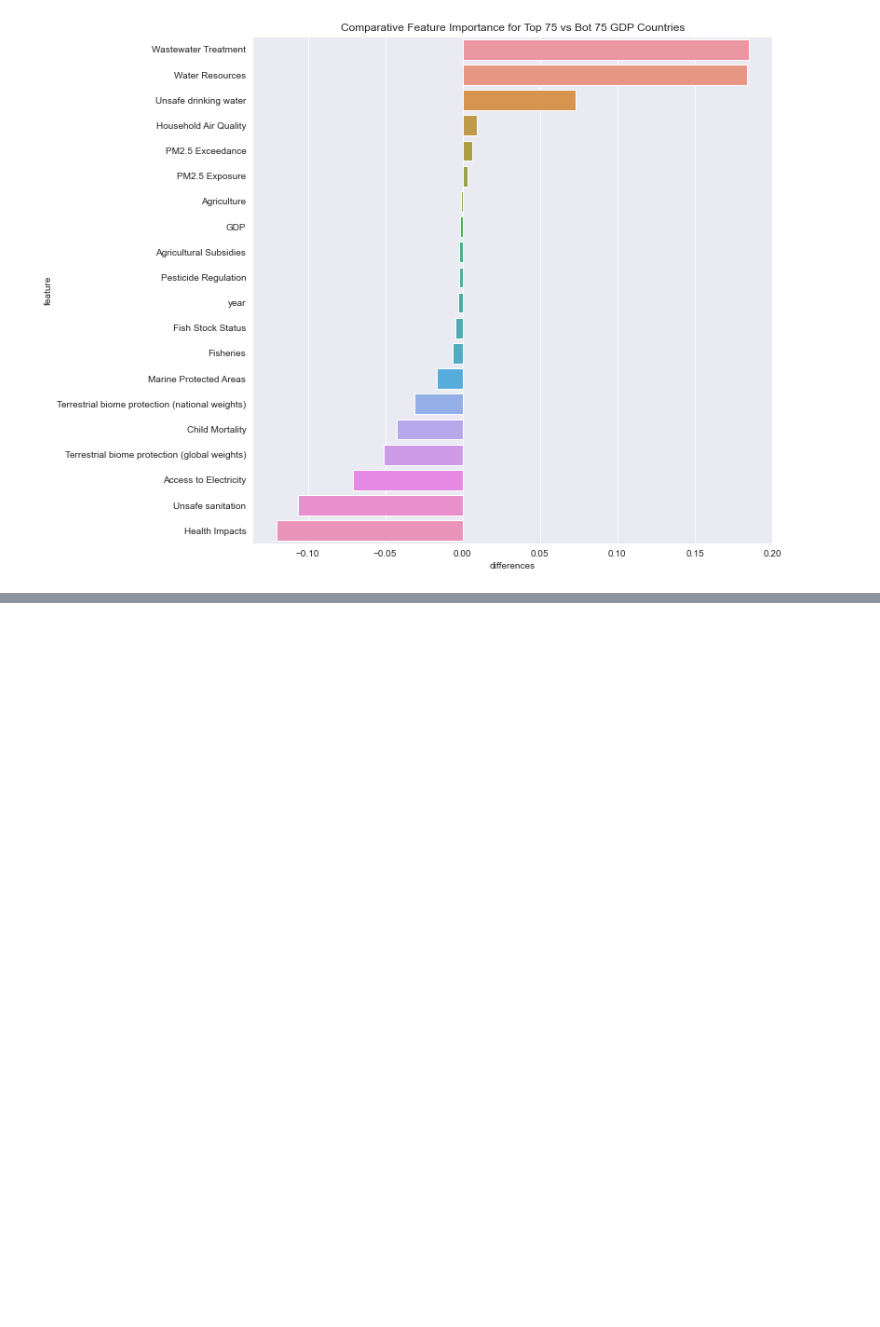
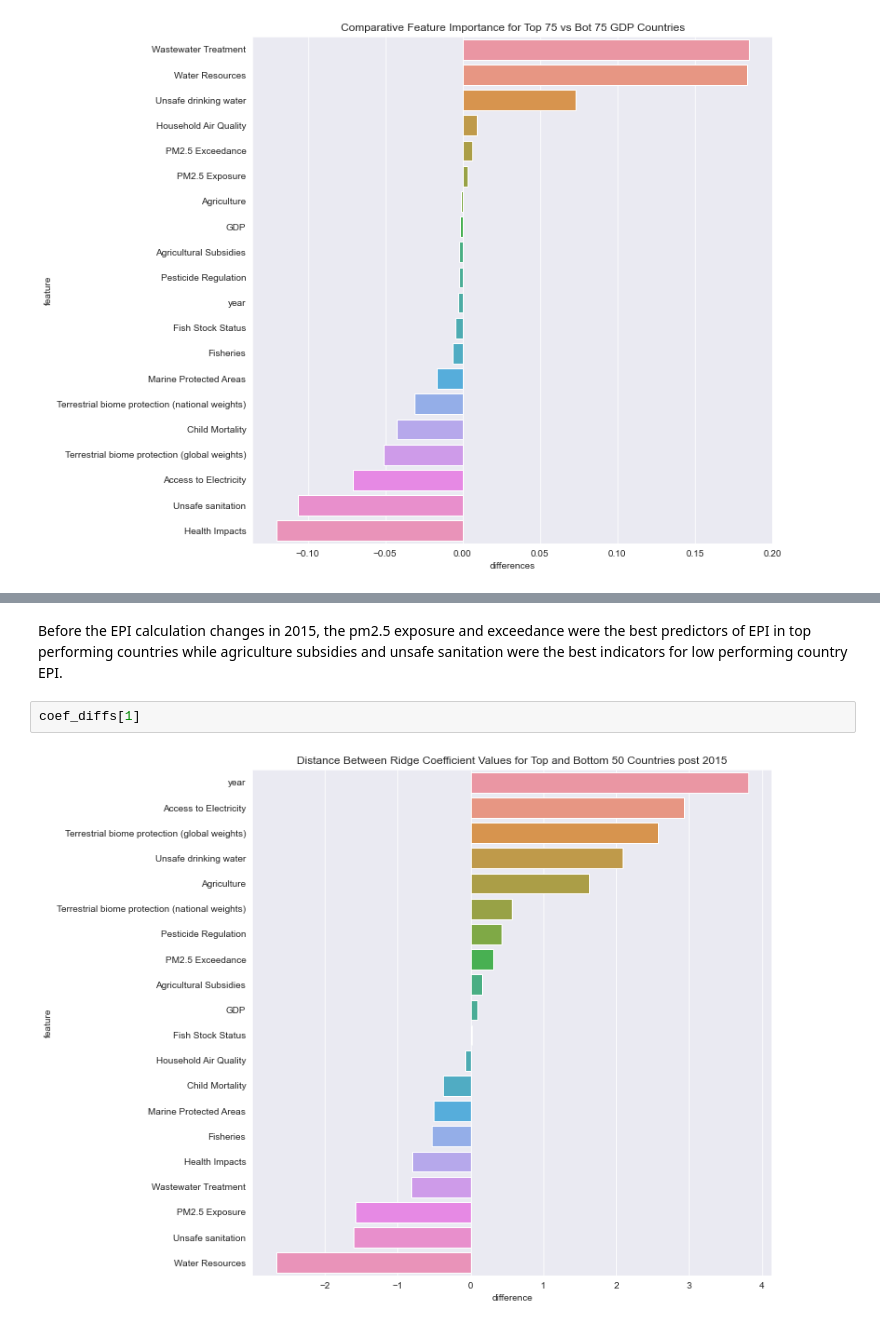
Before and after one commit to Avanyali/EPIDemographicModel, a Jupyter notebook: Step5_Analysis.ipynb, the cells around one changed output, grey strips where cells are left out. Cells and saved outputs as stored; diff of their text form; blank space fills up the shorter version.

```diff
--- a/Step5_Analysis.ipynb
+++ b/Step5_Analysis.ipynb
@@ -201,0 +240,6 @@ GDP[2]
+# %% [markdown]
+Before the EPI calculation changes in 2015, the pm2.5 exposure and exceedance were the best predictors of EPI in top performing countries while agriculture subsidies and unsafe sanitation were the best indicators for low performing country EPI.
+# %%
+coef_diffs[1]
+# %% [output]
+[figure, added]
```
Also changed, not shown: parts of 28 cells of this notebook, 7 other files.
